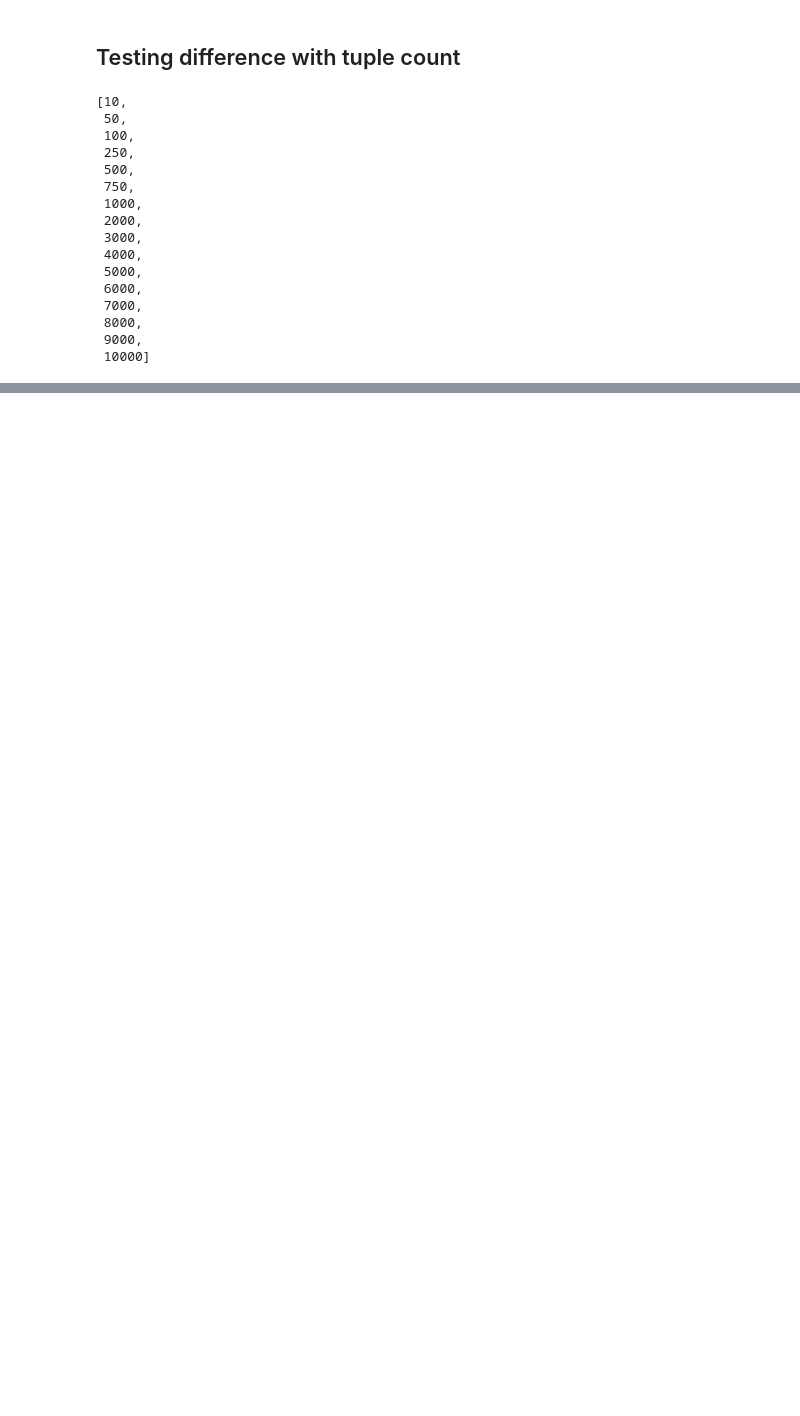
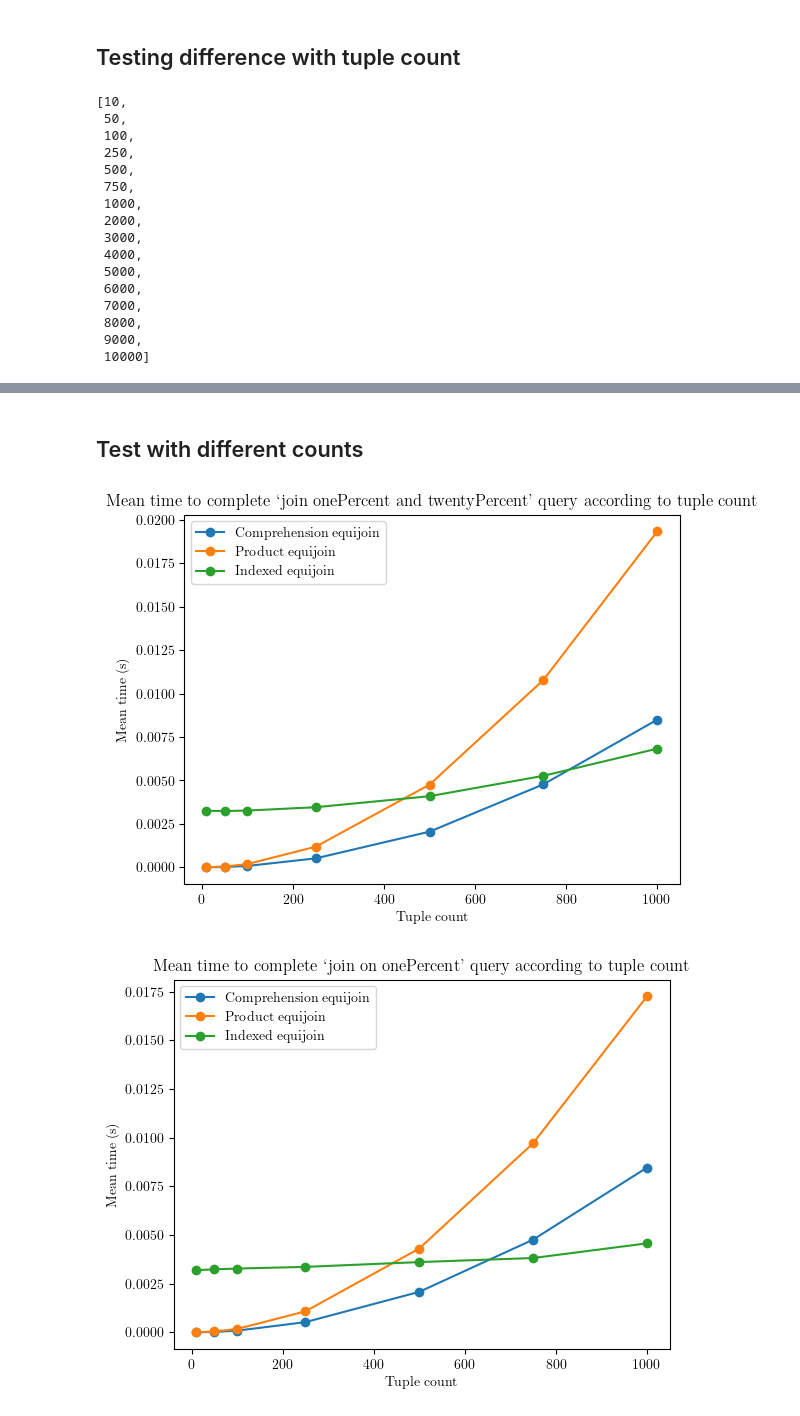
Before and after one commit to MatBon01/joinbench, a Jupyter notebook: analysis/joinbench.ipynb, the cells around one changed output, grey strips where cells are left out. Cells and saved outputs as stored; diff of their text form; code cells hidden in the pictures; blank space fills up the shorter version.

```diff
--- a/analysis/joinbench.ipynb
+++ b/analysis/joinbench.ipynb
@@ -161,0 +162,15 @@ for group in groups:
+# %% [markdown]
+## Test with different counts
+# %%
+NUM_COUNT: int = 7
+lesser_counts = sorted(benchmarks.get_tuple_counts())[:NUM_COUNT]
+lesser_counts_group: BenchmarkGroup = benchmarks.make_subgroup_with_counts(lesser_counts)
+lesser_counts_plotter: BenchmarkGroupPlotter = BenchmarkGroupPlotter(lesser_counts_group)
+# %%
+for group in groups:
+    fig, ax = plt.subplots()
+    lesser_counts_plotter.plot_mean_time_of_group_by_tuple_count(ax, group)
+    plt.show()
+# %% [output]
+[figure, added]
+[figure, added]
```
Also changed, not shown: parts of 7 cells of this notebook, 10 other files.
